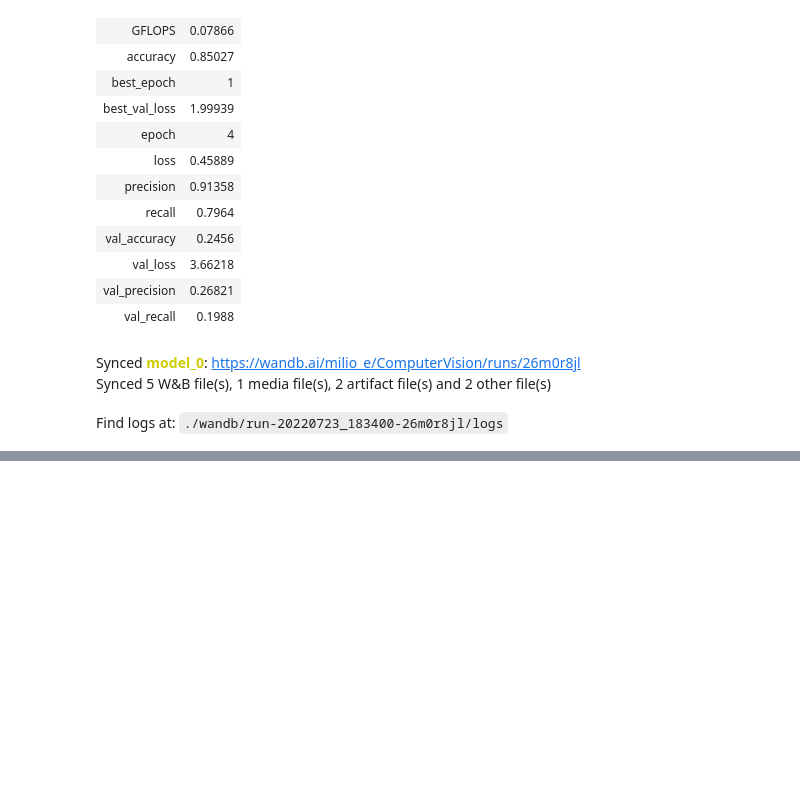
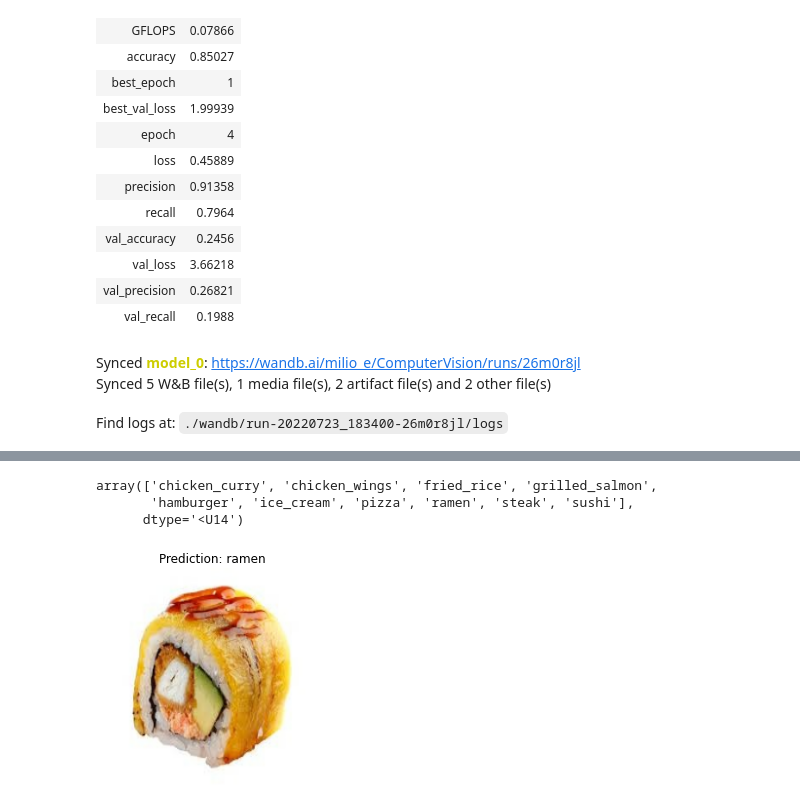
Before and after one commit to milioe/Moravec, a Jupyter notebook: 3_ComputerVision2.ipynb, the cells around one changed output, grey strips where cells are left out. Cells and saved outputs as stored; diff of their text form; code cells hidden in the pictures; blank space fills up the shorter version.

```diff
--- a/3_ComputerVision2.ipynb
+++ b/3_ComputerVision2.ipynb
@@ -212,0 +267,13 @@ Find logs at: ./wandb/run-20220723_183400-26m0r8jl/logs
+# %%
+train_datagen_augmented = ImageDataGenerator(rescale=1/255.,
+                                             rotation_range=20,
+                                             width_shift_range=0.2,
+                                             height_shift_range=0.2,
+                                             zoom_range=0.2,
+                                             horizontal_flip=True)
+
+
+train_data_augmented = train_datagen_augmented.flow_from_directory(train_dir,
+                                                                   target_size=(224, 224),
+                                                                   batch_size=32,
+                                                                   class_mode="categorical")
@@ -212,0 +343,37 @@ Find logs at: ./wandb/run-20220723_183400-26m0r8jl/logs
+# %%
+def load_and_prepare_img(filename, img_shape=224):
+  # read in target file
+  img = tf.io.read_file(filename)
+
+  # Decode the read image into a tensor and ensure it has 3 colour channels
+  img = tf.image.decode_image(img, channels=3)
+
+  # Resize image to the same size we've trained our model
+  img = tf.image.resize(img, size=[img_shape, img_shape])
+
+  # Rescale the image
+  img = img/255
+
+  return img
+# %%
+def pred_plot(model, filename, class_names):
+  img = load_and_prepare_img(filename)
+
+  pred = model.predict(tf.expand_dims(img, axis=0))
+
+  pred_class = class_names[tf.argmax(tf.squeeze(model_2.predict(tf.expand_dims(load_and_prepare_img("icecream.jpeg"), axis=0))))]
+
+  plt.imshow(img)
+  plt.title(f"Prediction: {pred_class}")
+  plt.axis(False)
+  plt.show();
+# %%
+class_names
+# %% [output]
+array(['chicken_curry', 'chicken_wings', 'fried_rice', 'grilled_salmon',
+       'hamburger', 'ice_cream', 'pizza', 'ramen', 'steak', 'sushi'],
+      dtype='<U14')
+# %%
+pred_plot(model_2, "sushi.jpeg", class_names)
+# %% [output]
+[figure, added]
```
Also changed, not shown: parts of 11 cells of this notebook.
